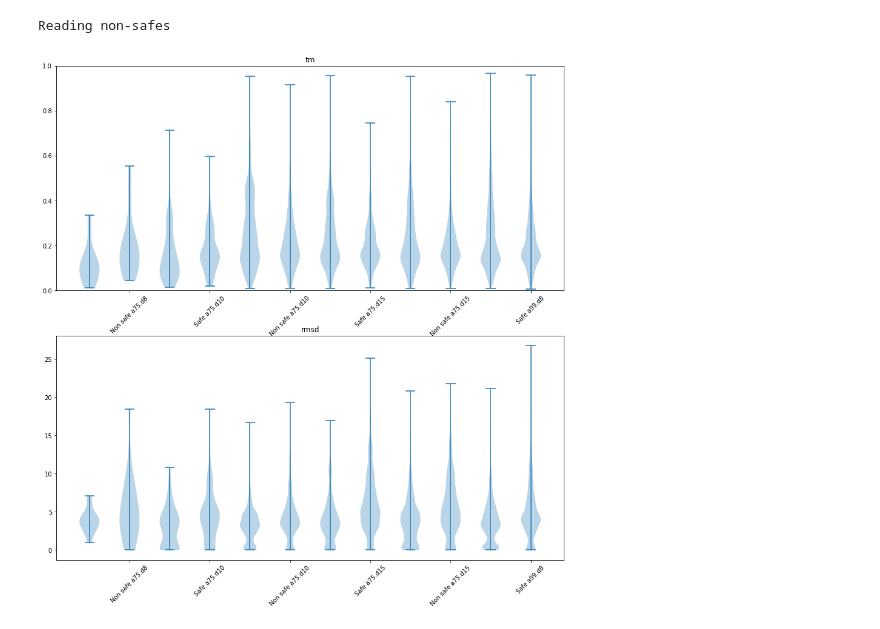
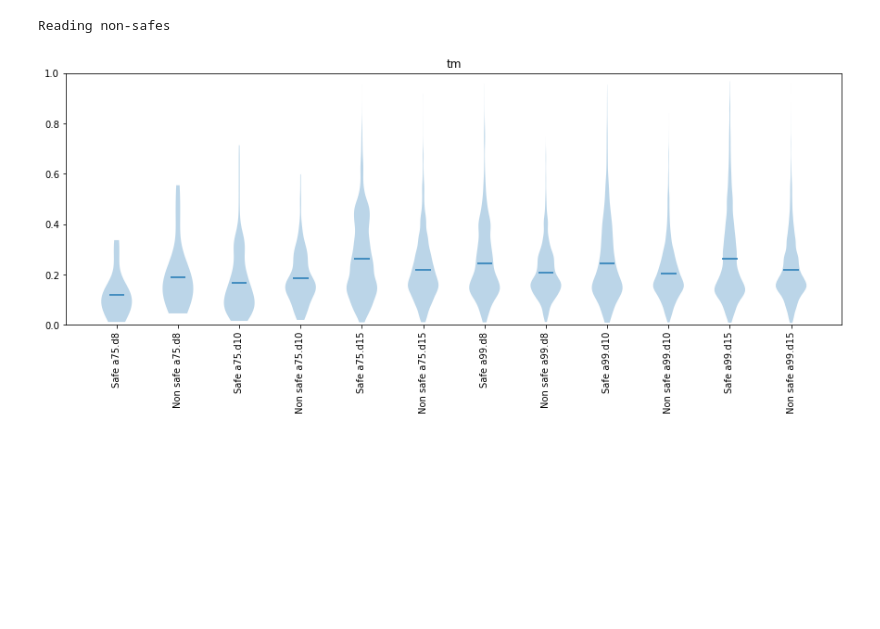
Before and after one commit to algbio/alignment-safety, a Jupyter notebook: pipeline/analysis/tmscore.ipynb, the cells around one changed output. Drawn from its saved outputs; the diff is of its cells as text; code cells hidden in the pictures; blank space fills up the shorter version.

```diff
--- a/pipeline/analysis/tmscore.ipynb
+++ b/pipeline/analysis/tmscore.ipynb
@@ -96,27 +96,36 @@ Reading safes
 Reading non-safes
 # %%
 def boxplot(groups, alphas, deltas, features):
-    fig, ax = plt.subplots(nrows=len(features), figsize=(15, 15))
+    fig, ax = plt.subplots(nrows=len(features), figsize=(15, 5))
     for i, f in enumerate(features):
         vals = []
         labels = []
         for a in alphas:
             for d in deltas:
                 df1 = groups[(a, d)][0]
                 df2 = groups[(a, d)][1]
                 vals.append(df1[f].values)
                 vals.append(df2[f].values)
                 labels.append(f"Safe a{a}.d{d}")
                 labels.append(f"Non safe a{a}.d{d}")
 
-        ax[i].violinplot(vals)
-        ax[i].set_xticklabels(labels, rotation=45)
-        ax[i].set_title(f)
-        if f != "rmsd":
-            ax[i].set_ylim([0,1])
+        if len(features) < 2:
+            ax.violinplot(vals, showmeans=True, showextrema=False)
+            ax.set_xticks(list(range(1,13)))
+            ax.set_xticklabels(labels, rotation=90)
+            ax.set_title(f)
+            if f != "rmsd":
+                ax.set_ylim([0,1])
+        else:
+            ax[i].violinplot(vals, showmeans=True, showextrema=False)
+            ax[i].set_xticks(list(range(1,13)))
+            ax[i].set_xticklabels(labels, rotation=90)
+            # ax[i].set_title(f)
+            if f != "rmsd":
+                ax[i].set_ylim([0,1])
 
     plt.show()
 
-boxplot(groups, alphas, deltas, ["tm", "rmsd"])
+boxplot(groups, alphas, deltas, ["tm"])
 # %% [output]
-[figure, old version]
+[figure, new version]
```
Also changed, not shown: 16 other files.
